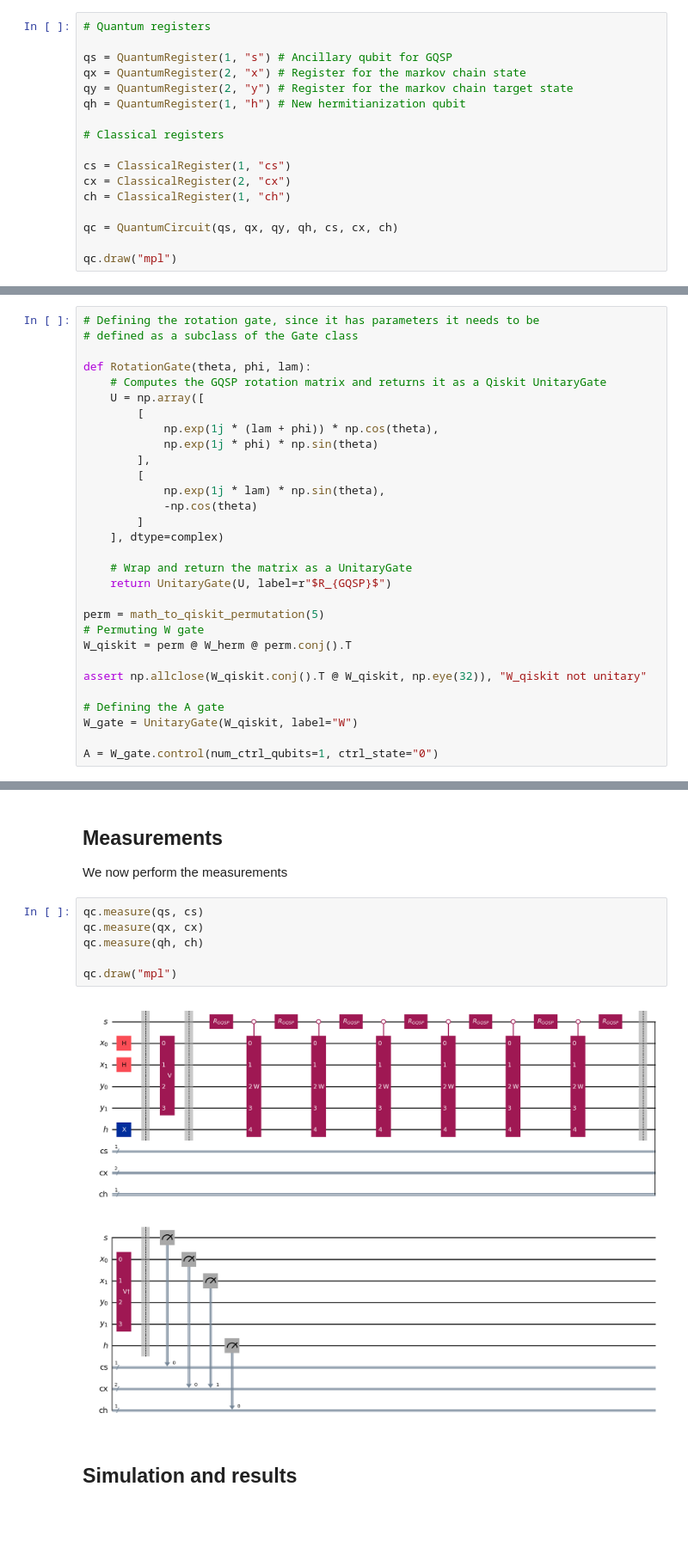
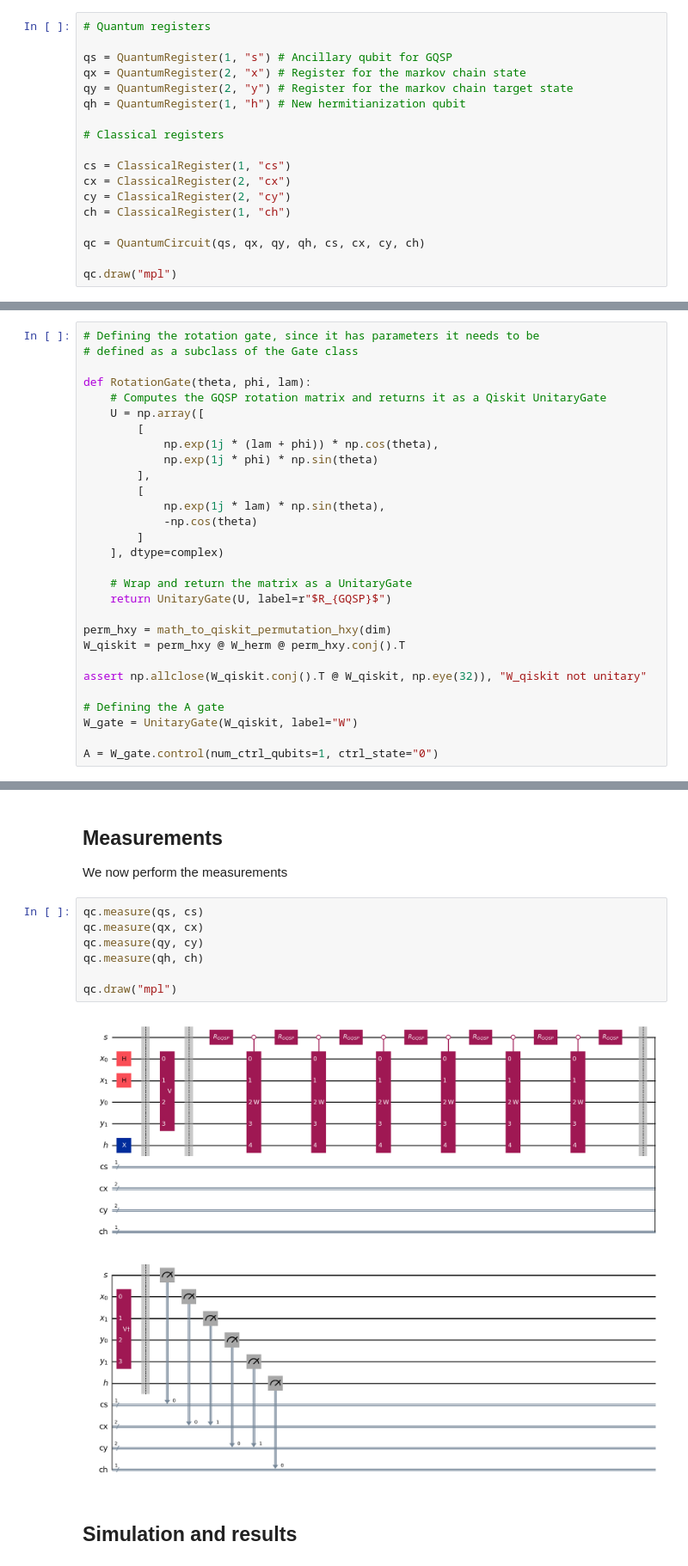
Before and after one commit to frafino/Quantum-Speedup-for-Nonreversible-Markov-Chains, a Jupyter notebook: non_reversible_toy_chain.ipynb, the cells around one changed output, grey strips where cells are left out. Shown at 86% size. Saved outputs shown, nothing was run; the diff lists cells and outputs as text; blank space fills up the shorter version.

```diff
--- a/non_reversible_toy_chain.ipynb
+++ b/non_reversible_toy_chain.ipynb
@@ -442,9 +460,10 @@ qh = QuantumRegister(1, "h") # New hermitianization qubit
 
 cs = ClassicalRegister(1, "cs")
 cx = ClassicalRegister(2, "cx")
+cy = ClassicalRegister(2, "cy")
 ch = ClassicalRegister(1, "ch")
 
-qc = QuantumCircuit(qs, qx, qy, qh, cs, cx, ch)
+qc = QuantumCircuit(qs, qx, qy, qh, cs, cx, cy, ch)
 
 qc.draw("mpl")
 # %% [output]
@@ -662,9 +681,8 @@ def RotationGate(theta, phi, lam):
     # Wrap and return the matrix as a UnitaryGate
     return UnitaryGate(U, label=r"$R_{GQSP}$")
 
-perm = math_to_qiskit_permutation(5)
-# Permuting W gate
-W_qiskit = perm @ W_herm @ perm.conj().T
+perm_hxy = math_to_qiskit_permutation_hxy(dim)
+W_qiskit = perm_hxy @ W_herm @ perm_hxy.conj().T
 
 assert np.allclose(W_qiskit.conj().T @ W_qiskit, np.eye(32)), "W_qiskit not unitary"
 
@@ -715,11 +733,12 @@ We now perform the measurements
 # %%
 qc.measure(qs, cs)
 qc.measure(qx, cx)
+qc.measure(qy, cy)
 qc.measure(qh, ch)
 
 qc.draw("mpl")
 # %% [output]
-[figure, old version]
+[figure, new version]
 # %% [markdown]
 ## Simulation and results
 # %%
```
Also changed, not shown: parts of 8 cells of this notebook.
